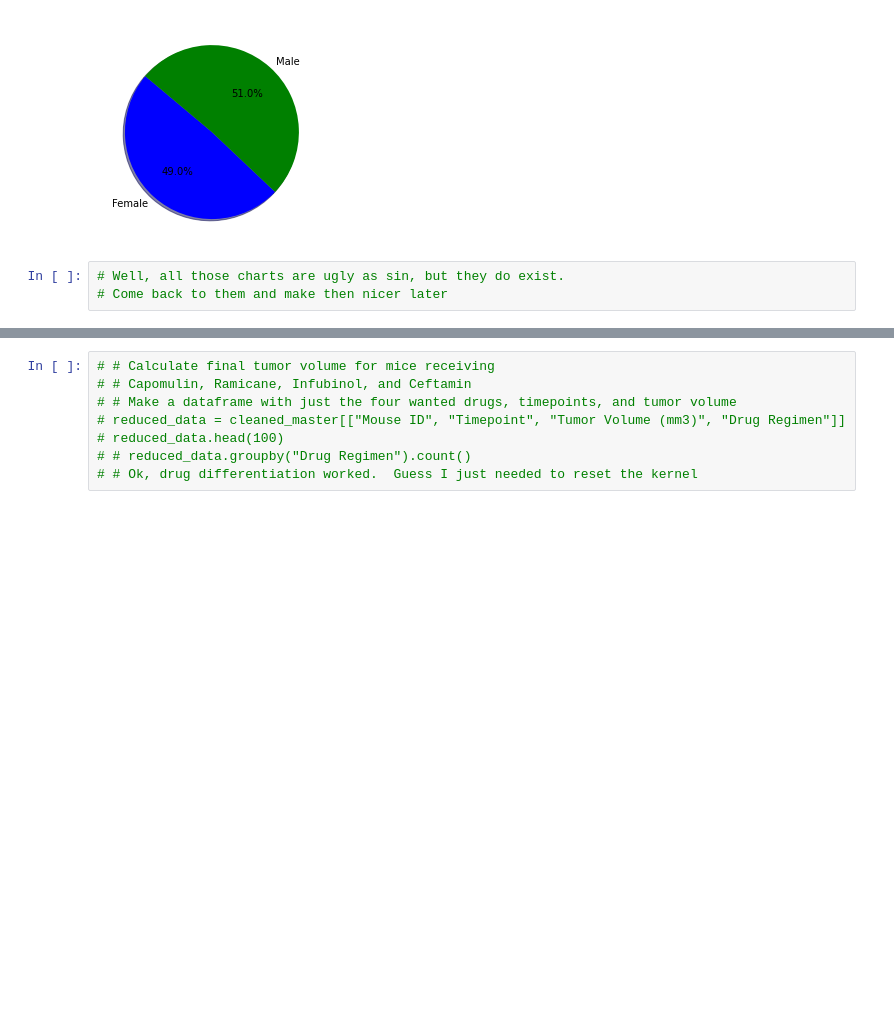
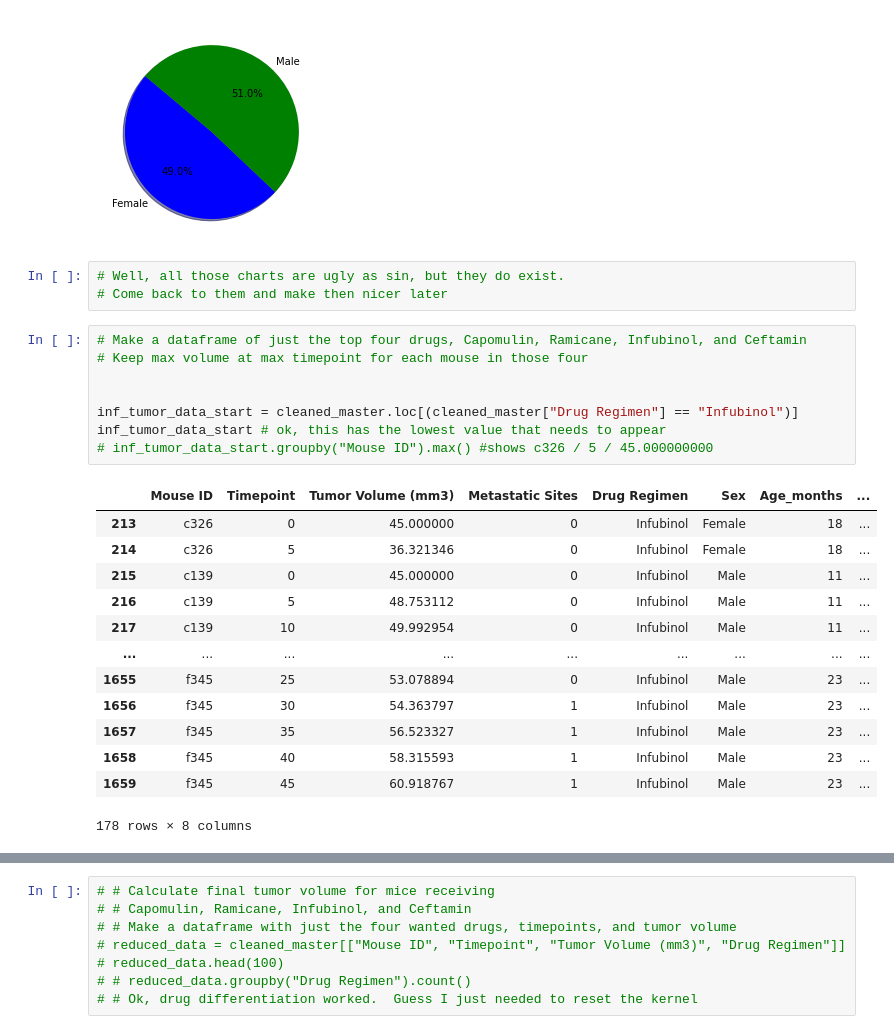
Before and after one commit to mel-c-lowe/MatPlotLib_Homework_05, a Jupyter notebook: Pymaceuticals.ipynb, the cells around one changed output, grey strips where cells are left out. Saved outputs shown, nothing was run; the diff lists cells and outputs as text; blank space fills up the shorter version.

```diff
--- a/Pymaceuticals.ipynb
+++ b/Pymaceuticals.ipynb
@@ -268,4 +272,26 @@ plt.pie(gender_counts, labels=pie_labels, colors=colors,
 # %%
 # Well, all those charts are ugly as sin, but they do exist.
 # Come back to them and make then nicer later
+# %%
+# Make a dataframe of just the top four drugs, Capomulin, Ramicane, Infubinol, and Ceftamin
+# Keep max volume at max timepoint for each mouse in those four
+
+
+inf_tumor_data_start = cleaned_master.loc[(cleaned_master["Drug Regimen"] == "Infubinol")]
+inf_tumor_data_start # ok, this has the lowest value that needs to appear
+# inf_tumor_data_start.groupby("Mouse ID").max() #shows c326 / 5 / 45.000000000
+# %% [output]
+|  | Mouse ID | Timepoint | Tumor Volume (mm3) | Metastatic Sites | Drug Regimen | Sex | Age_months | ... |
+| 213 | c326 | 0 | 45.000000 | 0 | Infubinol | Female | 18 | ... |
+| 214 | c326 | 5 | 36.321346 | 0 | Infubinol | Female | 18 | ... |
+| 215 | c139 | 0 | 45.000000 | 0 | Infubinol | Male | 11 | ... |
+| 216 | c139 | 5 | 48.753112 | 0 | Infubinol | Male | 11 | ... |
+| 217 | c139 | 10 | 49.992954 | 0 | Infubinol | Male | 11 | ... |
+| ... | ... | ... | ... | ... | ... | ... | ... | ... |
+| 1655 | f345 | 25 | 53.078894 | 0 | Infubinol | Male | 23 | ... |
+| 1656 | f345 | 30 | 54.363797 | 1 | Infubinol | Male | 23 | ... |
+| 1657 | f345 | 35 | 56.523327 | 1 | Infubinol | Male | 23 | ... |
+| 1658 | f345 | 40 | 58.315593 | 1 | Infubinol | Male | 23 | ... |
+| 1659 | f345 | 45 | 60.918767 | 1 | Infubinol | Male | 23 | ... |
+178 rows × 8 columns
 # %%
```
Also changed, not shown: parts of 10 cells of this notebook.
